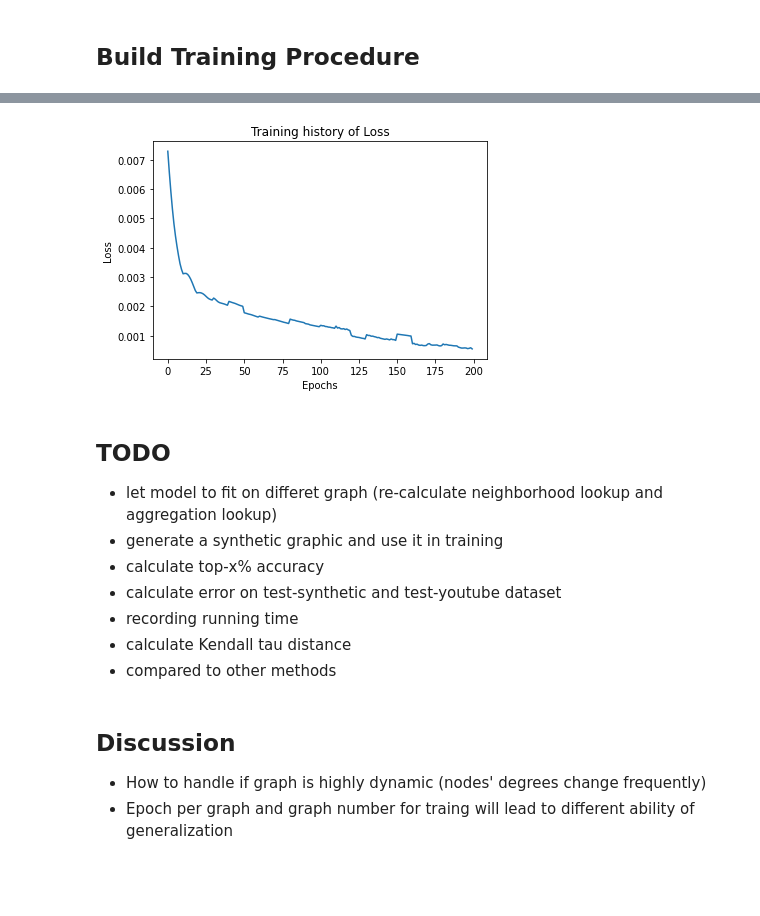
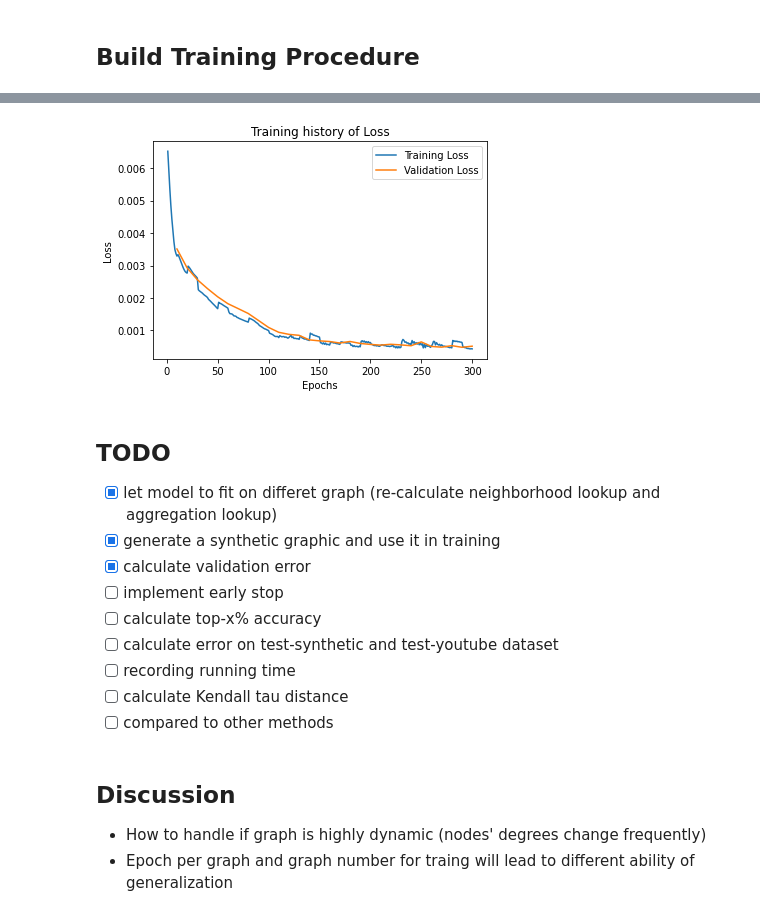
Before and after one commit to CrashedBboy/NCKU_MLG, a Jupyter notebook: homework1/MLG_Homework1.ipynb, the cells around one changed output, grey strips where cells are left out. Saved outputs shown, nothing was run; the diff lists cells and outputs as text; code cells hidden in the pictures; blank space fills up the shorter version.

Commit message:
calculate validation error

```diff
--- a/homework1/MLG_Homework1.ipynb
+++ b/homework1/MLG_Homework1.ipynb
@@ -209,10 +209,14 @@ def SoftmaxLoss(outputs, targets):
 # %% [markdown]
 ## Build Training Procedure
 # %%
-TRAINING_GRAPHS = 20
+LOSS_VERBOSE = False
+GRAPH_VERBOSE = False
+
+TRAINING_GRAPHS = 30
 GRAPH_NODES = 500
 LEARNING_RATE = 0.0001
 EPOCHS = 10
+VALIDATION_GRAPHS = 1
 
 INPUT_DIMENSION = 3
 EMBEDDING_DIMENSION = 128
@@ -223,12 +227,21 @@ drbc = DrBCNetwork(input_dimension=INPUT_DIMENSION, embedding_dimension=EMBEDDIN
 # create optimizer (Adam used)
 optimizer = optim.Adam(drbc.parameters(), lr=LEARNING_RATE)
 
+# create set of graphs for validation
+print("Preparing validation graphs ...")
+validation_graphs = [nx.powerlaw_cluster_graph(n=GRAPH_NODES, m=4, p=0.05) for i in range(VALIDATION_GRAPHS)]
+validation_scores = []
+for g in validation_graphs:
+    validation_scores.append(torch.Tensor(list(nx.betweenness_centrality(g).values())).unsqueeze(1))
+
 # record the training loss
-history = torch.zeros([TRAINING_GRAPHS * EPOCHS])
+training_history = torch.zeros([TRAINING_GRAPHS * EPOCHS])
+validation_history = torch.zeros([TRAINING_GRAPHS])
 
 for i in range(TRAINING_GRAPHS):
 
-    print("=== Training on Graph {}".format(i))
+    if (GRAPH_VERBOSE):
+        print("=== Training on Graph {} ===".format(i))
 
     # generate graph G
     graph = nx.powerlaw_cluster_graph(n=GRAPH_NODES, m=4, p=0.05)
@@ -251,15 +264,35 @@ for i in range(TRAINING_GRAPHS):
         z = drbc(x)
         loss = SoftmaxLoss(z, node_scores)
 
-        if (j % 5 == 0):
+        if (j % 5 == 0 and LOSS_VERBOSE):
             print("Epoch {}'s loss: {}".format(j, loss))
 
-        history[i*EPOCHS + j] = loss
+        training_history[i*EPOCHS + j] = loss
         loss.backward()
         optimizer.step()
 
+        # do validation at the last epochs
+        if (j == (EPOCHS-1)):
+            val_losses = torch.zeros([VALIDATION_GRAPHS])
+            for k in range(VALIDATION_GRAPHS):
+                drbc.set_graph(validation_graphs[k])
+
+                # set model using validation graph
+                deg = drbc.get_graph_degrees()
+
+                # prepare input x for validation
+                val_x = torch.ones([GRAPH_NODES, 3])
+                for m in range(GRAPH_NODES):
+                    val_x[m][0] = deg[m]
+
+                val_z = drbc(val_x)
+                val_losses[k] = SoftmaxLoss(val_z, validation_scores[k])
+                validation_history[i] = torch.mean(val_losses)
+
 # plot the loss
-plt.plot(history.detach().numpy())
+train_line, = plt.plot(np.arange(1, TRAINING_GRAPHS*EPOCHS+1, 1), training_history.detach().numpy(), label='Training Loss')
+val_line, = plt.plot(np.arange(EPOCHS, TRAINING_GRAPHS*EPOCHS+1, EPOCHS), validation_history.detach().numpy(), label='Validation Loss')
+plt.legend()
 plt.xlabel("Epochs")
 plt.ylabel("Loss")
 plt.title("Training history of Loss")
@@ -285,13 +302,15 @@ Epoch 5's loss: 0.0005850277375429869
-[figure, old version]
+[figure, new version]
 # %% [markdown]
 ## TODO
-* let model to fit on differet graph (re-calculate neighborhood lookup and aggregation lookup)
-* generate a synthetic graphic and use it in training
-* calculate top-x% accuracy
-* calculate error on test-synthetic and test-youtube dataset
-* recording running time
-* calculate Kendall tau distance
-* compared to other methods
+* [x] let model to fit on differet graph (re-calculate neighborhood lookup and aggregation lookup)
+* [x] generate a synthetic graphic and use it in training
+* [x] calculate validation error
+* [ ] implement early stop
+* [ ] calculate top-x% accuracy
+* [ ] calculate error on test-synthetic and test-youtube dataset
+* [ ] recording running time
+* [ ] calculate Kendall tau distance
+* [ ] compared to other methods
 # %% [markdown]
 ## Discussion
 * How to handle if graph is highly dynamic (nodes' degrees change frequently)
```
Also changed, not shown: parts of 5 cells of this notebook.
